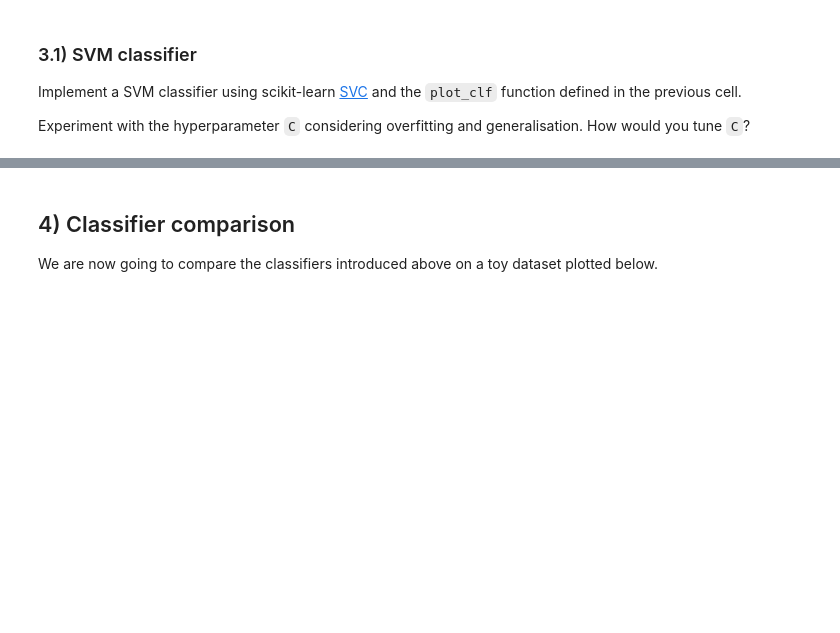
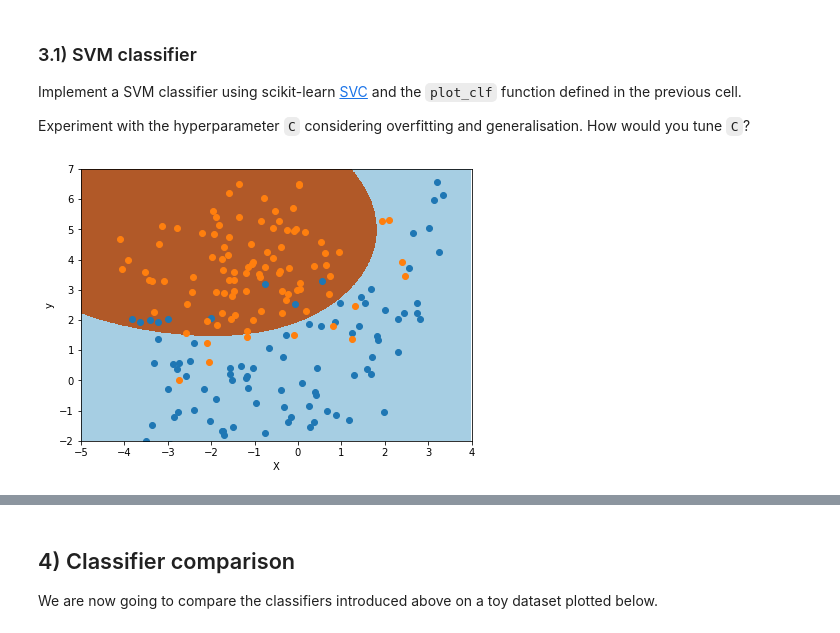
Before and after one commit to alexelwood14/lab_sheets_public, a Jupyter notebook: lab2/lab2-linear_models_neural_nets_SVM.ipynb, the cells around one changed output, grey strips where cells are left out. Saved outputs shown, nothing was run; the diff lists cells and outputs as text; code cells hidden in the pictures; blank space fills up the shorter version.

```diff
--- a/lab2/lab2-linear_models_neural_nets_SVM.ipynb
+++ b/lab2/lab2-linear_models_neural_nets_SVM.ipynb
@@ -484,3 +521,8 @@ Implement a SVM classifier using scikit-learn [SVC](https://scikit-learn.org/sta
 Experiment with the hyperparameter `C` considering overfitting and generalisation. How would you tune `C`?
 # %%
 # write your code here
+svc_clf = SVC(C=0.1)
+svc_clf.fit(X,Y)
+plot_clf(svc_clf)
+# %% [output]
+[figure, added]
```
Also changed, not shown: parts of 17 cells of this notebook.
